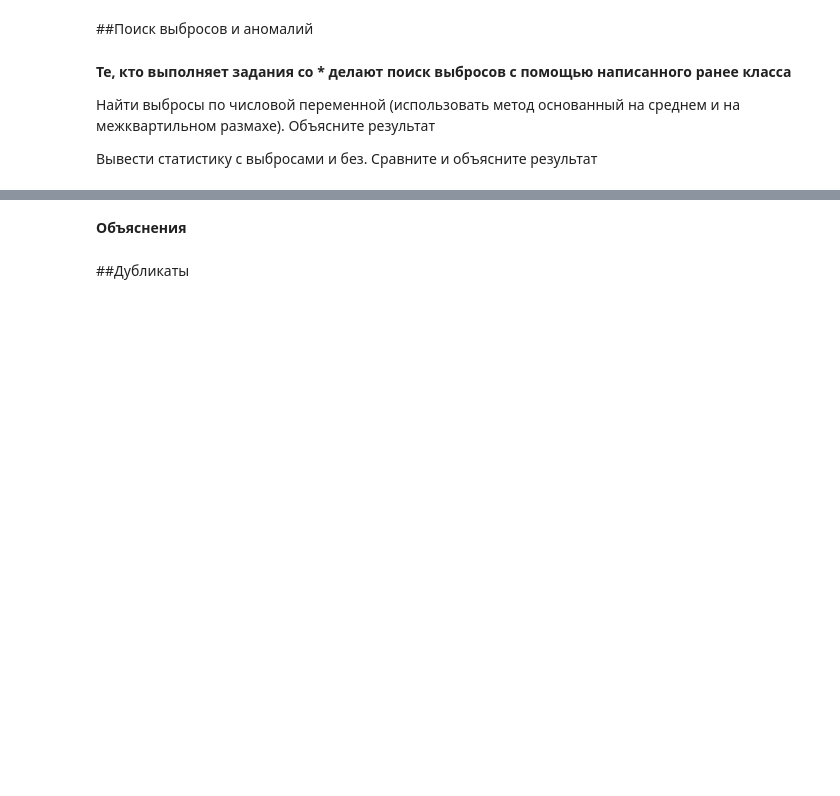
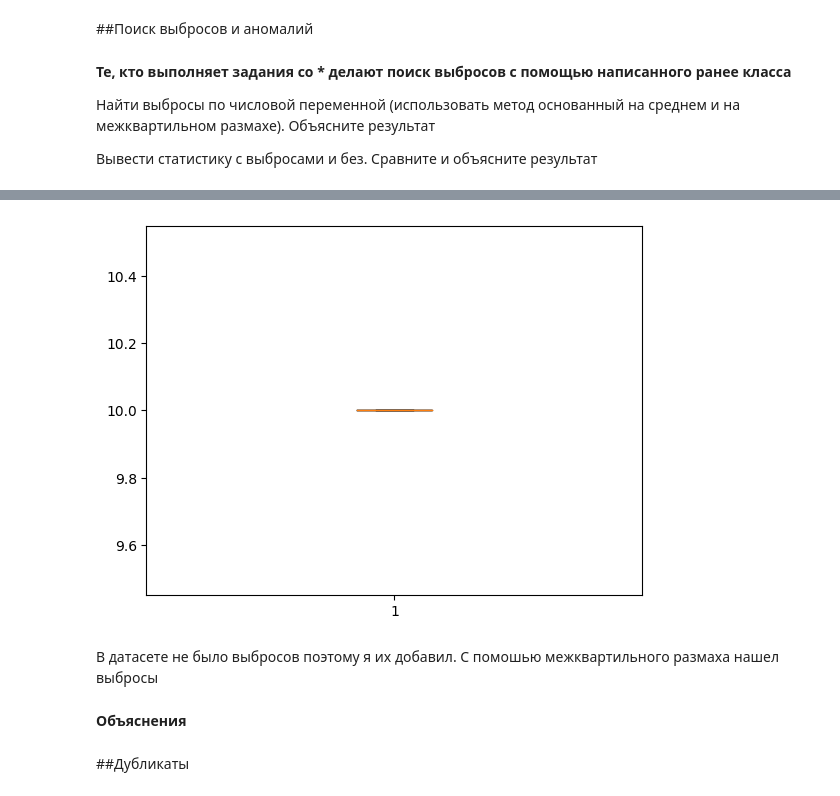
Before and after one commit to OrYSlliu/Labs, a Jupyter notebook: lab3.ipynb, the cells around one changed output, grey strips where cells are left out. Drawn from its saved outputs; the diff is of its cells as text; code cells hidden in the pictures; blank space fills up the shorter version.

```diff
--- a/lab3.ipynb
+++ b/lab3.ipynb
@@ -273,0 +279,3 @@ NameError: ignored
+# %%
+so = Outline(df_copy)
+out = so.detect_outline_by_quantile('2000')
@@ -274,3 +294,10 @@ NameError: ignored
+# %%
+plt.boxplot(out['2000'])
+plt.show()
+# %% [output]
+[figure, added]
+# %% [markdown]
+В датасете не было выбросов поэтому я их добавил. С помошью межквартильного размаха нашел выбросы
 # %% [markdown]
 **Объяснения**
 # %% [markdown]
```
Also changed, not shown: parts of 25 cells of this notebook.
